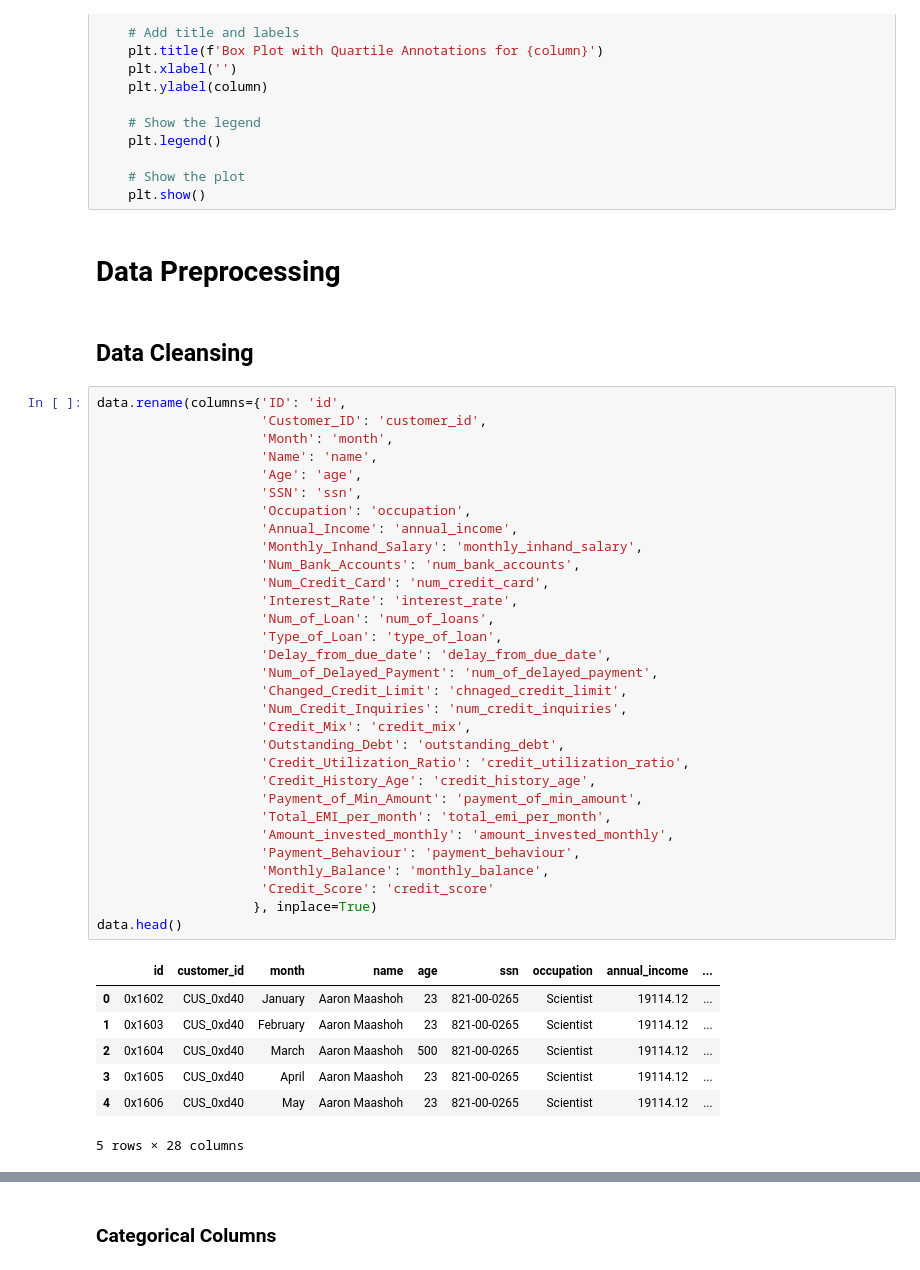
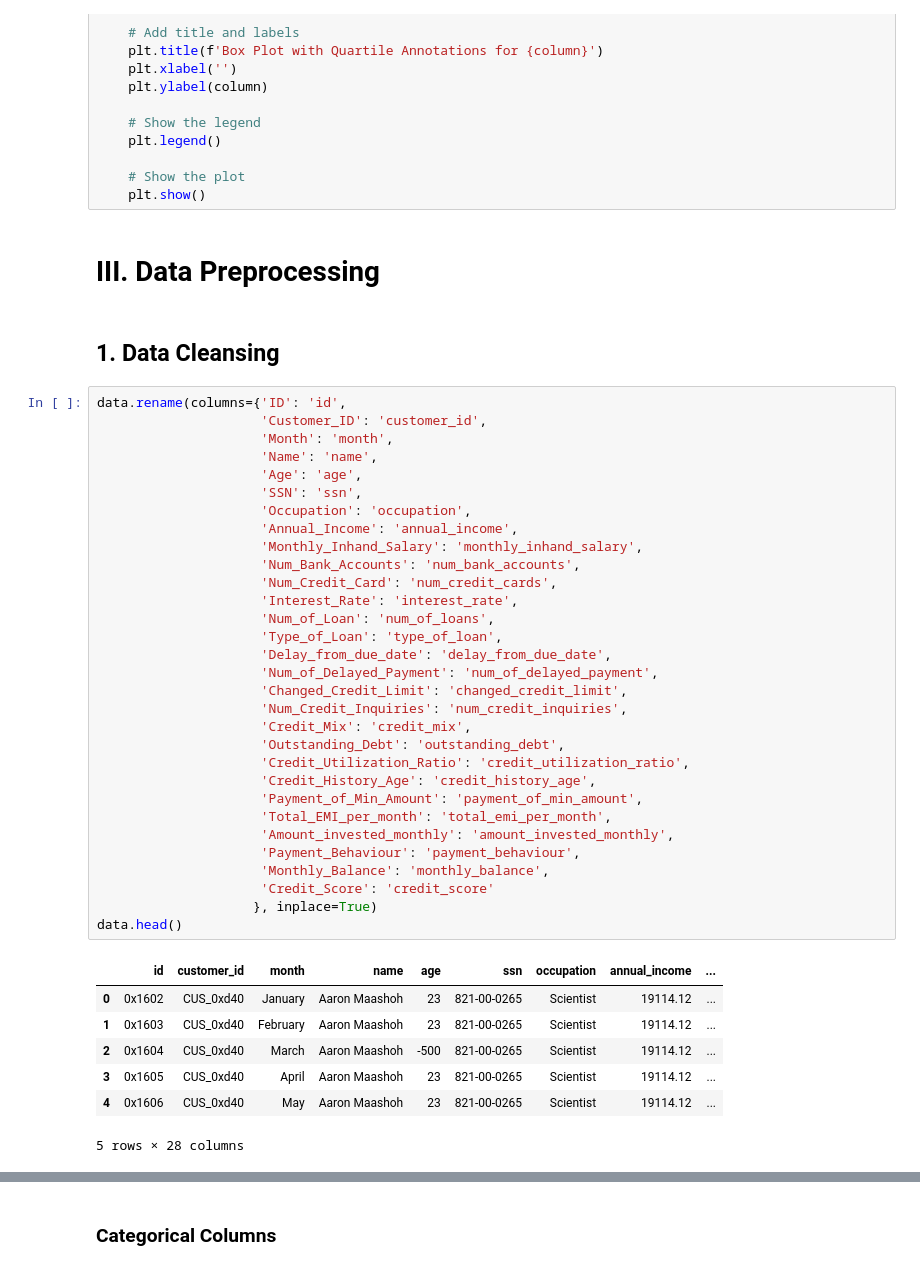
Before and after one commit to sokliengphat1/Credit-Score-Classification, a Jupyter notebook: notebooks/Credit_Score_Classification.ipynb, the cells around one changed output, grey strips where cells are left out. Saved outputs shown, nothing was run; the diff lists cells and outputs as text.

```diff
--- a/notebooks/Credit_Score_Classification.ipynb
+++ b/notebooks/Credit_Score_Classification.ipynb
@@ -185,45 +209,45 @@ def plot_quartile_boxplot(data, column):
     # Show the plot
     plt.show()
 # %% [markdown]
-# Data Preprocessing
+# III. Data Preprocessing
 # %% [markdown]
-## Data Cleansing
+## 1. Data Cleansing
 # %%
 data.rename(columns={'ID': 'id',
                      'Customer_ID': 'customer_id',
                      'Month': 'month',
                      'Name': 'name',
                      'Age': 'age',
                      'SSN': 'ssn',
                      'Occupation': 'occupation',
                      'Annual_Income': 'annual_income',
                      'Monthly_Inhand_Salary': 'monthly_inhand_salary',
                      'Num_Bank_Accounts': 'num_bank_accounts',
-                     'Num_Credit_Card': 'num_credit_card',
+                     'Num_Credit_Card': 'num_credit_cards',
                      'Interest_Rate': 'interest_rate',
                      'Num_of_Loan': 'num_of_loans',
                      'Type_of_Loan': 'type_of_loan',
                      'Delay_from_due_date': 'delay_from_due_date',
                      'Num_of_Delayed_Payment': 'num_of_delayed_payment',
-                     'Changed_Credit_Limit': 'chnaged_credit_limit',
+                     'Changed_Credit_Limit': 'changed_credit_limit',
                      'Num_Credit_Inquiries': 'num_credit_inquiries',
                      'Credit_Mix': 'credit_mix',
                      'Outstanding_Debt': 'outstanding_debt',
                      'Credit_Utilization_Ratio': 'credit_utilization_ratio',
                      'Credit_History_Age': 'credit_history_age',
                      'Payment_of_Min_Amount': 'payment_of_min_amount',
                      'Total_EMI_per_month': 'total_emi_per_month',
                      'Amount_invested_monthly': 'amount_invested_monthly',
                      'Payment_Behaviour': 'payment_behaviour',
                      'Monthly_Balance': 'monthly_balance',
                      'Credit_Score': 'credit_score'
                     }, inplace=True)
 data.head()
 # %% [output]
 |  | id | customer_id | month | name | age | ssn | occupation | annual_income | ... |
 | 0 | 0x1602 | CUS_0xd40 | January | Aaron Maashoh | 23 | 821-00-0265 | Scientist | 19114.12 | ... |
 | 1 | 0x1603 | CUS_0xd40 | February | Aaron Maashoh | 23 | 821-00-0265 | Scientist | 19114.12 | ... |
-| 2 | 0x1604 | CUS_0xd40 | March | Aaron Maashoh | 500 | 821-00-0265 | Scientist | 19114.12 | ... |
+| 2 | 0x1604 | CUS_0xd40 | March | Aaron Maashoh | -500 | 821-00-0265 | Scientist | 19114.12 | ... |
 | 3 | 0x1605 | CUS_0xd40 | April | Aaron Maashoh | 23 | 821-00-0265 | Scientist | 19114.12 | ... |
 | 4 | 0x1606 | CUS_0xd40 | May | Aaron Maashoh | 23 | 821-00-0265 | Scientist | 19114.12 | ... |
 5 rows × 28 columns
```
Also changed, not shown: parts of 274 cells of this notebook, 3 other files.
